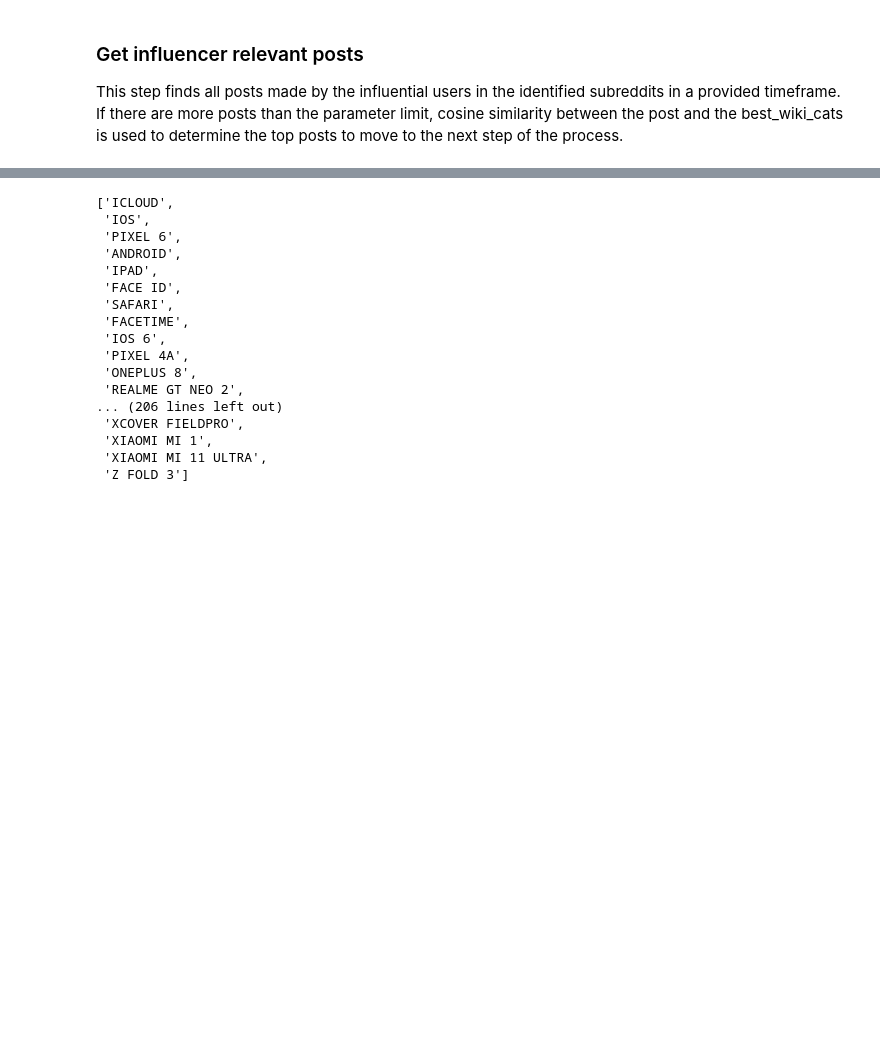
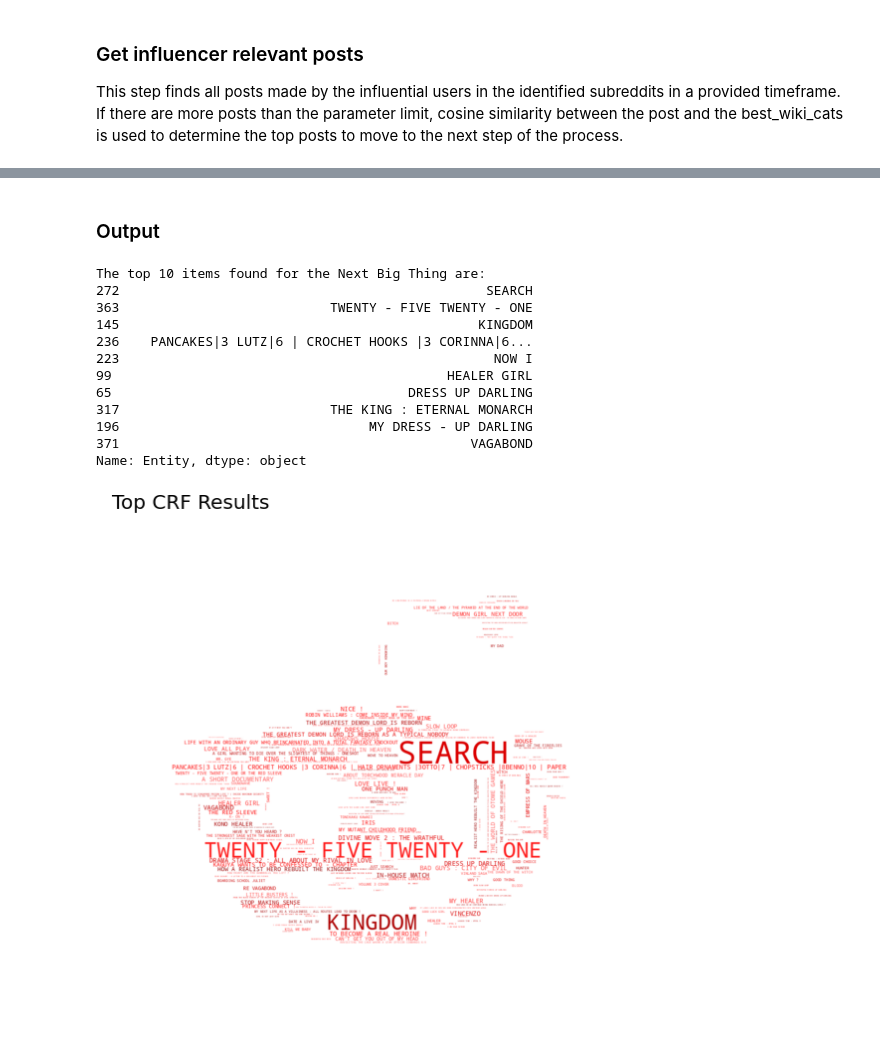
Before and after one commit to legolego/MADS_698_Capstone, a Jupyter notebook: NBT_Pipeline.ipynb, the cells around one changed output, grey strips where cells are left out. Cells and saved outputs as stored; diff of their text form; code cells hidden in the pictures; blank space fills up the shorter version.

```diff
--- a/NBT_Pipeline.ipynb
+++ b/NBT_Pipeline.ipynb
@@ -134,17 +118,16 @@ mvp_flag = False #If true, uses an existing pickle file
 # %% [markdown]
 ### What are we finding the Next Big Thing of?
 # %%
-# term = 'squid game'
+term = 'squid game'
 # term = 'cronut'
 # term = 'Settlers of Catan'
 # term = 'dogecoin'
-# term = "Beastie Boys"
+# term = 'Beastie Boys'
 # term = 'Elon Musk'
 # term = 'Birkin Bag'
 # term = 'Apple Iphone'
 # term = 'PS5'
-term = 'oxycontin'
-# term = 'TikTok'
+# term = 'oxycontin'
 # %% [markdown]
 ### Get initial Wikipedia data about our user entry
 This step finds the Wikipedia entry for our user entered item. It runs the Wikipedia summary of the item, found at the top of the webpage, through NLP processing to identify what we refer to as the NLP category of the item, and also finds the Wikipedia categories for the item. It filters the Wikipedia categories for those that are relevant to our original item, and creates new categories based on years/decades, that we can hopefully use to identify "newer" categories of the same subject. For example, for Squid Game:
@@ -174,5 +157,5 @@ This step finds the Wikipedia entry for our user entered item. It runs the Wikip
 'Category:Television shows set in Seoul']
 # %%
 #Get category data
-nlp_cat_phrase, wiki_cats, best_wiki_cats, wiki_term = fcat.get_category_from_search_term(term)
+nlp_cat_phrase, wiki_cats, best_wiki_cats, wiki_term = fcat.get_category_from_search_term(term, mvp_flag)
 # %% [output]
@@ -338,6 +274,4 @@ Oxycodone
 # %%
 #Find and rank top results
-# df_final = crfnt.calculate_final_results_for_wiki_term(wiki_term, mvp_flag)
-df_final = crfnt.calculate_final_results_for_wiki_term('Catan', True)
-# df_final = crfnt.calculate_final_results_for_wiki_term('Oxycodone', False)
+df_final = crfnt.calculate_final_results_for_wiki_term(wiki_term, mvp_flag)
 # %% [output]
@@ -378,2 +294,0 @@ df_final
-# %%
-_deepnote_run_altair(df_final, """{"$schema":"https://vega.github.io/schema/vega-lite/v4.json","mark":{"type":"bar","tooltip":{"content":"data"}},"height":220,"autosize":{"type":"fit"},"data":{"name":"placeholder"},"encoding":{"x":{"field":"Entity","type":"nominal","sort":null,"scale":{"type":"linear","zero":false}},"y":{"field":"CRF_Model_Found","type":"quantitative","sort":null,"scale":{"type":"linear","zero":true}},"color":{"field":"","type":"nominal","sort":null,"scale":{"type":"linear","zero":false}}}}""")
@@ -382,23 +295,23 @@ _deepnote_run_altair(df_final, """{"$schema":"https://vega.github.io/schema/vega
-# %%
-list(df_final['Entity'])
-# %% [output]
-['ICLOUD',
- 'IOS',
- 'PIXEL 6',
- 'ANDROID',
- 'IPAD',
- 'FACE ID',
- 'SAFARI',
- 'FACETIME',
- 'IOS 6',
- 'PIXEL 4A',
- 'ONEPLUS 8',
- 'REALME GT NEO 2',
-... (206 lines left out)
- 'XCOVER FIELDPRO',
- 'XIAOMI MI 1',
- 'XIAOMI MI 11 ULTRA',
- 'Z FOLD 3']
+# %% [markdown]
+### Output
+# %%
+print('The top 10 items found for the Next Big Thing are:')
+print(df_final['Entity'].head(10))
+crfnt.make_wordcloud(df_final)
+# %% [output]
+The top 10 items found for the Next Big Thing are:
+272                                               SEARCH
+363                           TWENTY - FIVE TWENTY - ONE
+145                                              KINGDOM
+236    PANCAKES|3 LUTZ|6 | CROCHET HOOKS |3 CORINNA|6...
+223                                                NOW I
+99                                           HEALER GIRL
+65                                      DRESS UP DARLING
+317                           THE KING : ETERNAL MONARCH
+196                                MY DRESS - UP DARLING
+371                                             VAGABOND
+Name: Entity, dtype: object
+[figure, added]
 # %% [markdown]
 <a style='text-decoration:none;line-height:16px;display:flex;color:#5B5B62;padding:10px;justify-content:end;' href='https://deepnote.com?utm_source=created-in-deepnote-cell&projectId=90b052a7-f47d-474e-888f-9345355cfd9a' target="_blank">
 <img alt='Created in deepnote.com' style='display:inline;max-height:16px;margin:0px;margin-right:7.5px;' src='embedded-picture-1' > </img>
```
Also changed, not shown: parts of 21 cells of this notebook, 7 other files.
